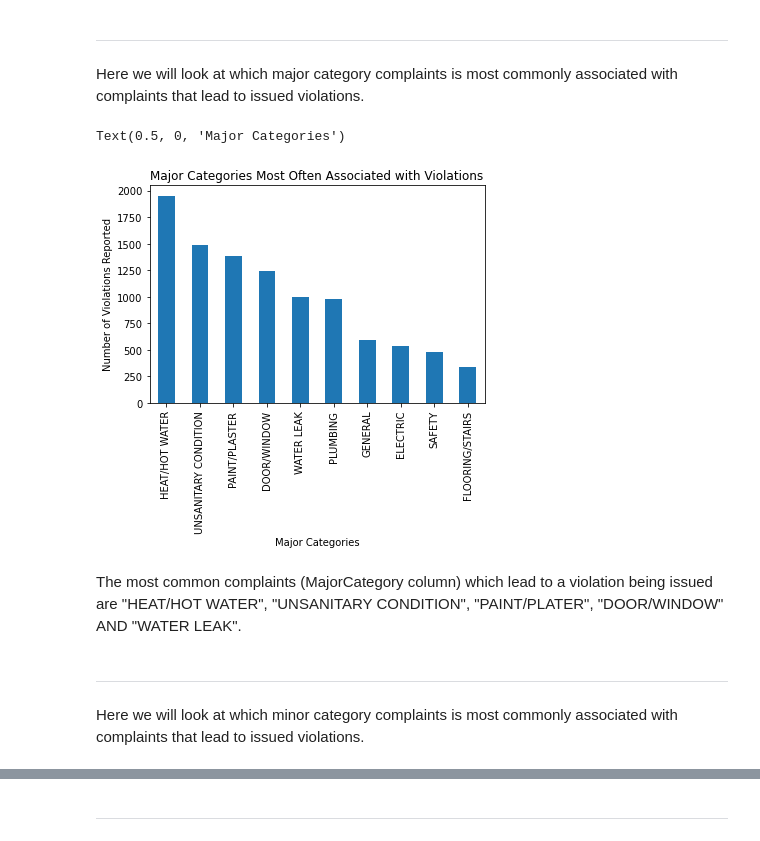
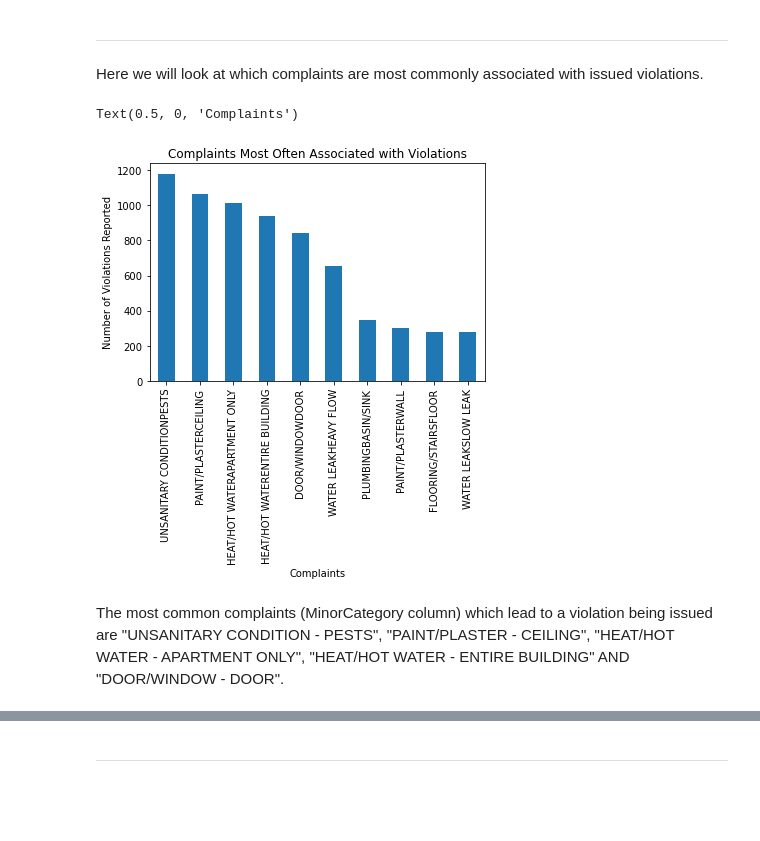
Before and after one commit to CahhBrownsville/Brownsville-project, a Jupyter notebook: Brownsville.csv analysis and visualizations.ipynb, the cells around one changed output, grey strips where cells are left out. Saved outputs shown, nothing was run; the diff lists cells and outputs as text; code cells hidden in the pictures; blank space fills up the shorter version.

```diff
--- a/Brownsville.csv analysis and visualizations.ipynb
+++ b/Brownsville.csv analysis and visualizations.ipynb
@@ -41,0 +58,3 @@ Duplicate ComplaintIDs were removed because there were multiple values that repe
+# %%
+#combines "MajorCategory" and "MinorCategory" columns
+rdbrownsville["Complaints"] = rdbrownsville["MajorCategory"] + rdbrownsville["MinorCategory"]
@@ -172,6 +171,8 @@ Name: StatusDescription, dtype: int64
 # %% [markdown]
 There are 21 unique status descriptions when we look at it in its original form, however this version is not ideal for what we want to look at. These messages are long and some are repetative, saying almost the same thing but with only a few different words, so next I will shorten them and sort them to make this column easier to read and code with in the future.
 # %%
+#this code replaces the text for the selected values; the original texts are too long and some too similar.
+#They will be re-orginazed by this process as well.
 rdbrownsville.replace("The Department of Housing Preservation and Development inspected the following conditions. No violations were issued. The complaint has been closed.",
                       "Inspected; no violations issued",
                       inplace=True)
@@ -182,13 +183,13 @@ rdbrownsville.replace("The Department of Housing Preservation and Development wa
            "Unable to gain access",
            inplace=True)
 rdbrownsville.replace("More than one complaint was received for this building-wide condition.This complaint status is for the initial complaint. The Department of Housing Preservation and Development contacted an occupant of the apartment and verified that the following conditions were corrected. The complaint has been closed. If the condition still exists, please file a new complaint.",
-           "Multiple complaints; tennant confirmed resolved",
+           "Multiple complaints; tenant confirmed resolved",
            inplace=True)
 rdbrownsville.replace("More than one complaint was received for this building-wide condition.This complaint status is for the initial complaint. The Department of Housing Preservation and Development contacted a tenant in the building and verified that the following conditions were corrected. The complaint has been closed. If the condition still exists, please file a new complaint.",
-           "Multiple complaints; tennant confirmed resolved",
+           "Multiple complaints; tenant confirmed resolved",
            inplace=True)
 rdbrownsville.replace("The Department of Housing Preservation and Development responded to a complaint of no heat or hot water and was advised by a tenant in the building that heat and hot water had been restored. If the condition still exists, please file a new complaint.",
-           "Single Complaint; tennant confirmed resolved",
+           "Single complaint; tenant confirmed resolved",
            inplace=True)
 rdbrownsville.replace("The Department of Housing Preservation and Development was not able to gain access to your apartment or others in the building to inspect for a lack of heat or hot water. The complaint has been closed. If the condition still exists, please file a new complaint.",
                       "Unable to gain access",
@@ -203,7 +204,7 @@ rdbrownsville.replace("The Department of Housing Preservation and Development wa
                      "Unable to gain access",
                      inplace=True)
 rdbrownsville.replace("The Department of Housing Preservation and Development contacted a tenant in the building and verified that the following conditions were corrected. The complaint has been closed. If the condition still exists, please file a new complaint.",
-                     "Single Complaint; tennant confirmed resolved",
+                     "Single complaint; tenant confirmed resolved",
                       inplace=True)
 rdbrownsville.replace("The Department of Housing Preservation and Development was not able to gain access to your apartment to inspect for a lack of heat or hot water. However, HPD was able to verify that heat or hot water was inadequate by inspecting another apartment and a violation was issued. Information about specific violations is available at www.nyc.gov/hpd.",
                      "Unable to gain access; violation issued",
@@ -218,10 +219,10 @@ rdbrownsville.replace("The Department of Housing Preservation and Development re
                      "Inspected; no violations issued",
                      inplace=True)
 rdbrownsville.replace("More than one complaint was received for this building-wide condition. This complaint status is for the initial complaint.The Department of Housing Preservation and Development contacted an occupant of the apartment and verified that the following conditions were corrected. The complaint has been closed. If the condition still exists, please file a new complaint.",
-                     "Multiple complaints; tennant confirmed resolved",
+                     "Multiple complaints; tenant confirmed resolved",
                      inplace=True)
 rdbrownsville.replace("More than one complaint was received for this building-wide condition. This complaint status is for the initial complaint.The Department of Housing Preservation and Development contacted a tenant in the building and verified that the following conditions were corrected. The complaint has been closed. If the condition still exists, please file a new complaint.",
-                     "Multiple complaints; tennant confirmed resolved",
+                     "Multiple complaints; tenant confirmed resolved",
                      inplace=True)
 rdbrownsville.replace("The Department of Housing Preservation and Development inspected the following conditions. Violations were issued. However, HPD also identified potential lead-based paint conditions and will attempt to contact you to schedule a follow-up inspection to test the paint for lead. Information about specific violations is available at www.nyc.gov/hpd.",
                      "Inspected; violations issued",
@@ -313,23 +314,19 @@ The top buildings that could not be accessed after complaints were made between
 # %% [markdown]
 -------------------
 # %% [markdown]
-Here we will look at which major category complaints is most commonly associated with complaints that lead to issued violations.
+Here we will look at which complaints are most commonly associated with issued violations.
 # %%
-bv_majorstatus = rdbrownsville[["MajorCategory", "StatusDescription"]]
+bv_complaintstatus = rdbrownsville[["Complaints", "StatusDescription"]]
 # %%
-bv_sd_majviolation = bv_majorstatus[(bv_buildstatus.StatusDescription == 'Inspected; violations issued')]
+bv_sd_comviolation = bv_complaintstatus[(bv_complaintstatus.StatusDescription == 'Inspected; violations issued')]
 # %%
-bv_sd_majviolation_counts = bv_sd_majviolation["MajorCategory"].value_counts().head(10)
-bv_sd_majviolation_counts.plot(kind = "bar")
-plt.title("Major Categories Most Often Associated with Violations")
+bv_sd_comviolation_counts = bv_sd_comviolation["Complaints"].value_counts().head(10)
+bv_sd_comviolation_counts.plot(kind = "bar")
+plt.title("Complaints Most Often Associated with Violations")
 plt.ylabel("Number of Violations Reported")
-plt.xlabel("Major Categories")
+plt.xlabel("Complaints")
 # %% [output]
-Text(0.5, 0, 'Major Categories')
+Text(0.5, 0, 'Complaints')
-[figure, old version]
+[figure, new version]
 # %% [markdown]
-The most common complaints (MajorCategory column) which lead to a violation being issued are "HEAT/HOT WATER", "UNSANITARY CONDITION", "PAINT/PLATER", "DOOR/WINDOW" AND "WATER LEAK".
+The most common complaints (MinorCategory column) which lead to a violation being issued are "UNSANITARY CONDITION - PESTS", "PAINT/PLASTER - CEILING", "HEAT/HOT WATER - APARTMENT ONLY", "HEAT/HOT WATER - ENTIRE BUILDING" AND "DOOR/WINDOW - DOOR".
-# %% [markdown]
-------------------------
-# %% [markdown]
-Here we will look at which minor category complaints is most commonly associated with complaints that lead to issued violations.
```
Also changed, not shown: parts of 116 cells of this notebook.
